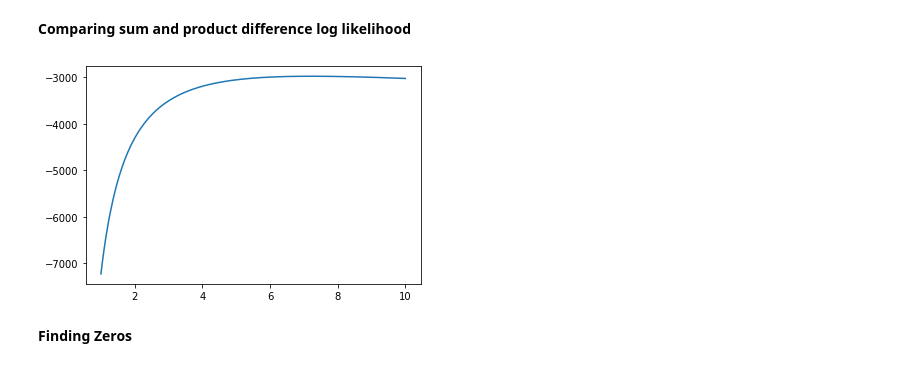
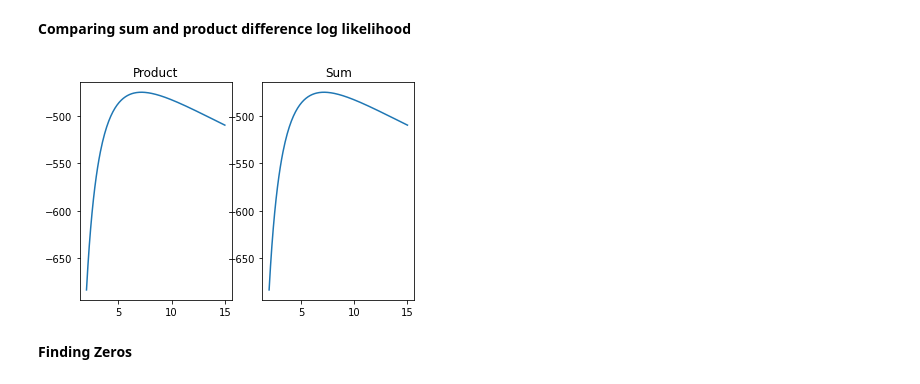
Before and after one commit to Yehan-Edirisinghe/Labo_cal, a Jupyter notebook: lecture_9/note.ipynb, the cells around one changed output. Cells and saved outputs as stored; diff of their text form; code cells hidden in the pictures.

```diff
--- a/lecture_9/note.ipynb
+++ b/lecture_9/note.ipynb
@@ -133,23 +133,30 @@ $$\hat \theta = 7.22528885878474$$
 # %% [markdown]
 **Comparing sum and product difference log likelihood**
 # %%
-t_range = np.linspace(1,10,200) #range of t0 values
+t_range = np.linspace(2,15,200) #range of t0 values
 # %%
-def loglikelihoodProd(dati,t,n=30):
-    a = likelihood(dati[:n],t)
-    if a != 0:
-        return np.log(a)
+def loglikelihoodProd(dati,t):
+
+    a = np.prod([(np.exp(-i/t)/t) for i in dati])
+
+    return np.log(a)
 # %%
-sum = [loglikelihood(dati,i) for i in t_range]
+sum =   [loglikelihood(dati[:160],i) for i in t_range]
 # %%
-prod = [loglikelihoodProd(dati,j,250) for j in t_range]
+prod =  [loglikelihoodProd(dati[:160],j,) for j in t_range]
 # %%
-# plt.plot(t_range,prod)
-plt.plot(t_range,sum)
+fig,ax = plt.subplots(1,2)
+
+ax[0].plot(t_range,prod)
+ax[0].set_title("Product")
+
+ax[1].plot(t_range,sum)
+ax[1].set_title("Sum")
+
 
 plt.show()
 # %% [output]
-[figure, old version]
+[figure, new version]
 # %% [markdown]
 **Finding Zeros**
 # %%
```
Also changed, not shown: parts of 15 cells of this notebook, 1 other file.
